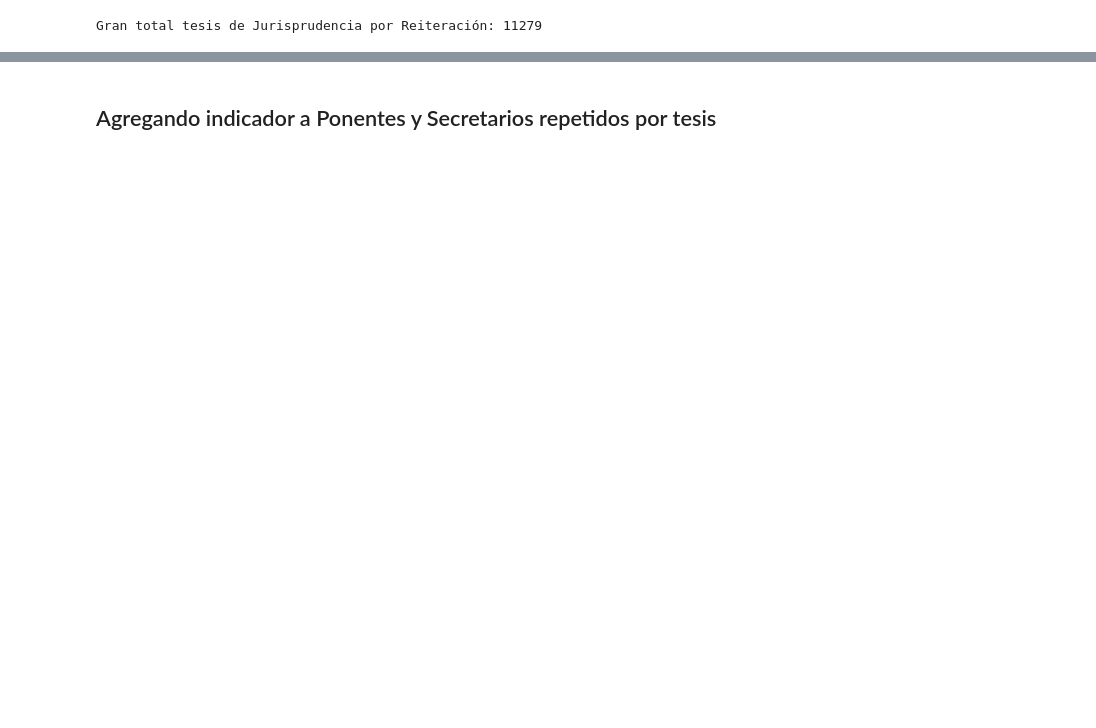
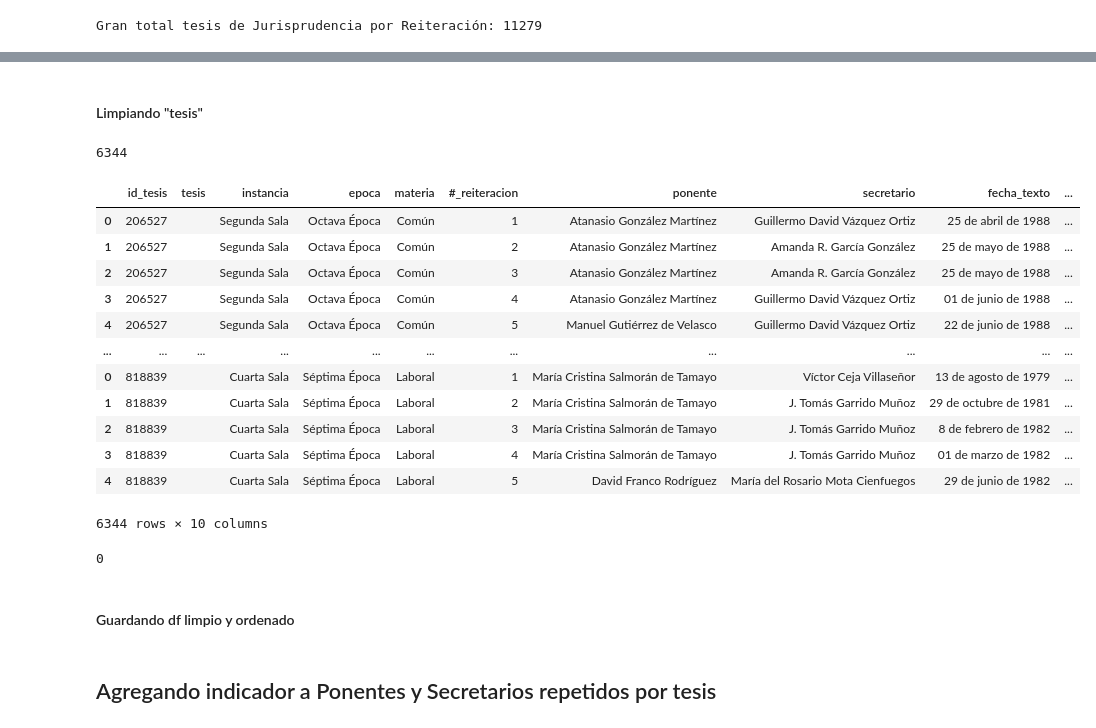
Before and after one commit to lecepe00/estancia_inv_MCD, a Jupyter notebook: notebooks/extraccion_datos.ipynb, the cells around one changed output, grey strips where cells are left out. Cells and saved outputs as stored; diff of their text form; code cells hidden in the pictures; blank space fills up the shorter version.

```diff
--- a/notebooks/extraccion_datos.ipynb
+++ b/notebooks/extraccion_datos.ipynb
@@ -1431,0 +1532,2 @@ tesis_juris.describe()
+# %%
+tesis_juris['materia'] = tesis_juris['materia'].str.replace(' Tipo: Jurisprudencia', '')
@@ -1431,0 +1549,22 @@ tesis_juris.describe()
+# %% [markdown]
+#### Limpiando "tesis"
+# %%
+(tesis_juris['tesis'].values == '').sum()
+# %% [output]
+6344
+# %%
+tesis_juris.loc[tesis_juris['tesis'].str.len() == 0]
+# %% [output]
+|  | id_tesis | tesis | instancia | epoca | materia | #_reiteracion | ponente | secretario | fecha_texto | ... |
+| 0 | 206527 |  | Segunda Sala | Octava Época | Común | 1 | Atanasio González Martínez | Guillermo David Vázquez Ortiz | 25 de abril de 1988 | ... |
+| 1 | 206527 |  | Segunda Sala | Octava Época | Común | 2 | Atanasio González Martínez | Amanda R. García González | 25 de mayo de 1988 | ... |
+| 2 | 206527 |  | Segunda Sala | Octava Época | Común | 3 | Atanasio González Martínez | Amanda R. García González | 25 de mayo de 1988 | ... |
+| 3 | 206527 |  | Segunda Sala | Octava Época | Común | 4 | Atanasio González Martínez | Guillermo David Vázquez Ortiz | 01 de junio de 1988 | ... |
+| 4 | 206527 |  | Segunda Sala | Octava Época | Común | 5 | Manuel Gutiérrez de Velasco | Guillermo David Vázquez Ortiz | 22 de junio de 1988 | ... |
+| ... | ... | ... | ... | ... | ... | ... | ... | ... | ... | ... |
+| 0 | 818839 |  | Cuarta Sala | Séptima Época | Laboral | 1 | María Cristina Salmorán de Tamayo | Víctor Ceja Villaseñor | 13 de agosto de 1979 | ... |
+| 1 | 818839 |  | Cuarta Sala | Séptima Época | Laboral | 2 | María Cristina Salmorán de Tamayo | J. Tomás Garrido Muñoz | 29 de octubre de 1981 | ... |
+| 2 | 818839 |  | Cuarta Sala | Séptima Época | Laboral | 3 | María Cristina Salmorán de Tamayo | J. Tomás Garrido Muñoz | 8 de febrero de 1982 | ... |
+| 3 | 818839 |  | Cuarta Sala | Séptima Época | Laboral | 4 | María Cristina Salmorán de Tamayo | J. Tomás Garrido Muñoz | 01 de marzo de 1982 | ... |
+| 4 | 818839 |  | Cuarta Sala | Séptima Época | Laboral | 5 | David Franco Rodríguez | María del Rosario Mota Cienfuegos | 29 de junio de 1982 | ... |
+6344 rows × 10 columns
@@ -1431,0 +1573,6 @@ tesis_juris.describe()
+# %%
+(tesis_juris['tesis'].values == '').sum()
+# %% [output]
+0
+# %% [markdown]
+#### Guardando df limpio y ordenado
```
Also changed, not shown: parts of 29 cells of this notebook, 2 other files.
